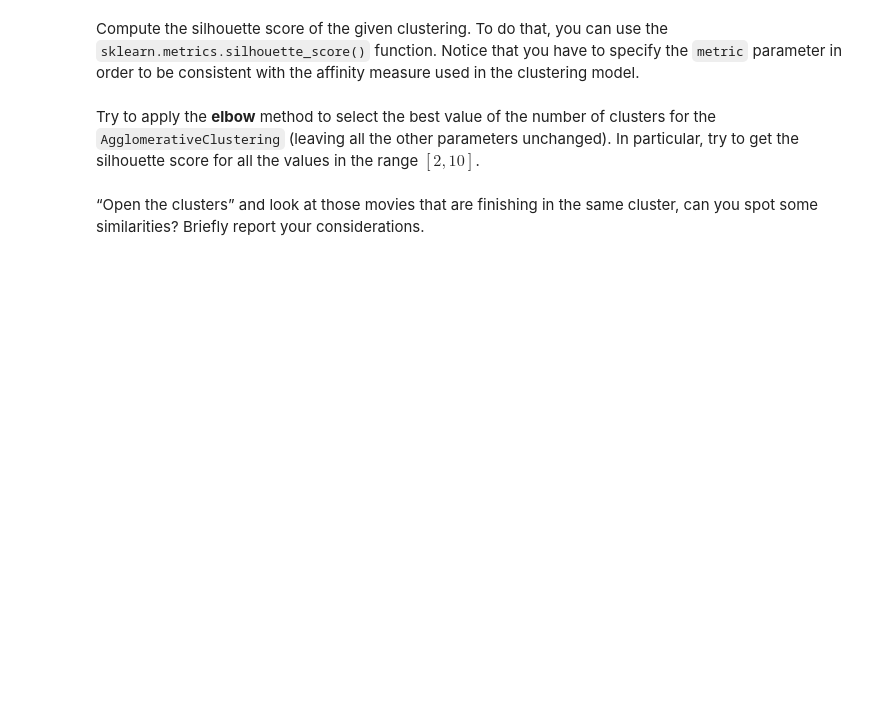
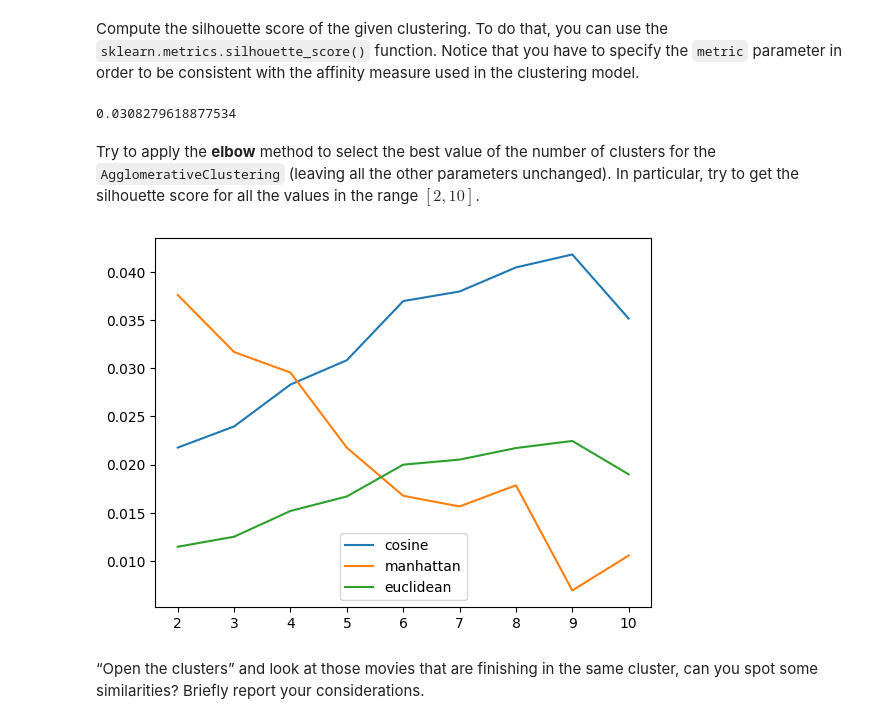
Before and after one commit to persello/daml-notebooks, a Jupyter notebook: 11/02-movie-clustering.ipynb, the cells around one changed output. Cells and saved outputs as stored; diff of their text form; code cells hidden in the pictures; blank space fills up the shorter version.

```diff
--- a/11/02-movie-clustering.ipynb
+++ b/11/02-movie-clustering.ipynb
@@ -40,6 +40,10 @@ else:
 # Load the preprocessed file
 
 Load the saved `tfidf_matrix` from the file created using the `joblib.load(filename)` function.
+# %%
+import joblib
+
+matrix = joblib.load('tf_idf_matrix.joblib')
 # %% [markdown]
 The `sklearn.cluster.AgglomerativeClustering` class performs a hierarchical clustering (agglomerative, i.e., bottom-up). The relevant parameters for constructing a clustering model are:
 
@@ -48,9 +52,50 @@ The `sklearn.cluster.AgglomerativeClustering` class performs a hierarchical clus
 * `linkage` the type of linkage to use to decide agglomeration ('ward', 'complete' $\rightarrow$ maximum, 'average', 'single' $\rightarrow$ minimum)
 
 Try to create an agglomerative clustering model with 5 clusters using the `cosine` similarity and fit the model. Use the `fit_predict()` function that automatically returns the clustering.
+# %%
+import sklearn.cluster
+import numpy as np
+import pandas as pd
+
+X = matrix.toarray()
+non_zero_rows = [row.any() for row in X]
+
+df = pd.read_csv('movie_data.csv')
+df = df[non_zero_rows]
+
+X = X[non_zero_rows]
+
+clustering = sklearn.cluster.AgglomerativeClustering(n_clusters=5, metric='cosine', linkage='complete')
+fit_prediction = clustering.fit_predict(X)
 # %% [markdown]
 Compute the silhouette score of the given clustering. To do that, you can use the `sklearn.metrics.silhouette_score()` function. Notice that you have to specify the `metric` parameter in order to be consistent with the affinity measure used in the clustering model.
+# %%
+import sklearn.metrics
+score = sklearn.metrics.silhouette_score(X, fit_prediction, metric='cosine')
+score
+# %% [output]
+0.0308279618877534
 # %% [markdown]
 Try to apply the **elbow** method to select the best value of the number of clusters for the `AgglomerativeClustering` (leaving all the other parameters unchanged). In particular, try to get the silhouette score for all the values in the range $[2, 10]$.
+# %%
+import matplotlib.pyplot as plt
+
+def score_with_n_clusters(n: int, metric: str) -> float:
+    clustering = sklearn.cluster.AgglomerativeClustering(n, metric=metric, linkage='complete')
+    fit_prediction = clustering.fit_predict(X)
+
+    score = sklearn.metrics.silhouette_score(X, fit_prediction, metric=metric)
+    return score
+
+n_range = range(2, 11)
+
+metrics = ['cosine', 'manhattan', 'euclidean']
+
+for metric in metrics:
+    scores = [score_with_n_clusters(n, metric) for n in n_range]
+    plt.plot(n_range, scores)
+    plt.legend(metrics)
+# %% [output]
+[figure, added]
 # %% [markdown]
 “Open the clusters” and look at those movies that are finishing in the same cluster, can you spot some similarities? Briefly report your considerations.
```
Also changed, not shown: parts of 3 cells of this notebook, 2 other files.
